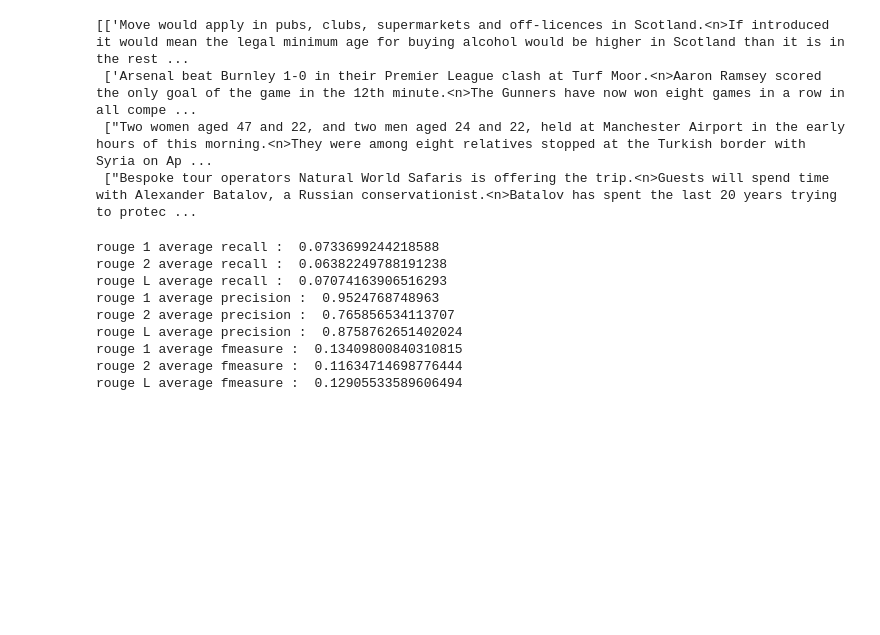
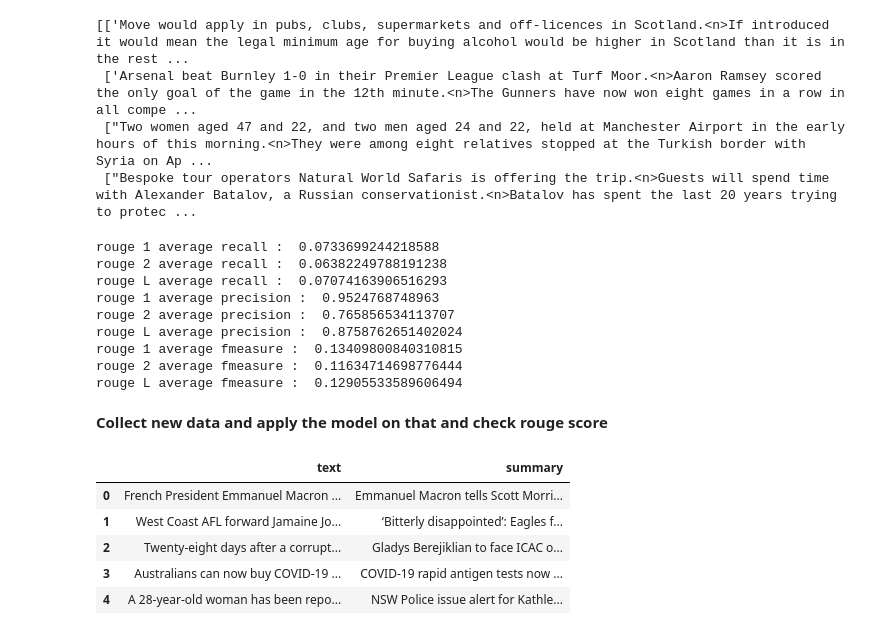
Before and after one commit to patelarth/pegasus-onnews-ads, a Jupyter notebook: main.ipynb, the cells around one changed output. Cells and saved outputs as stored; diff of their text form; code cells hidden in the pictures; blank space fills up the shorter version.

Commit message:
update score on data

```diff
--- a/main.ipynb
+++ b/main.ipynb
@@ -158,6 +158,8 @@ rouge L average precision :  0.8758762651402024
 rouge 1 average fmeasure :  0.13409800840310815
 rouge 2 average fmeasure :  0.11634714698776444
 rouge L average fmeasure :  0.12905533589606494
+# %% [markdown]
+**Collect new data and apply the model on that and check rouge score**
 # %%
 links_list = ['https://7news.com.au/politics/world-politics/emmanuel-macron-tells-scott-morrison-trust-was-broken-after-aukus-submarine-deal-c-4358673',
               'https://7news.com.au/sport/afl/afl-eagle-jones-charged-with-drink-driving-c-4359074',
@@ -230 +245,10 @@ object.scrap_via_bs4(links_list)
 df = object.genrate_data_frame()
+# %%
+df.head(5)
+# %% [output]
+|  | text | summary |
+| 0 | French President Emmanuel Macron ... | Emmanuel Macron tells Scott Morri... |
+| 1 | West Coast AFL forward Jamaine Jo... | ‘Bitterly disappointed’: Eagles f... |
+| 2 | Twenty-eight days after a corrupt... | Gladys Berejiklian to face ICAC o... |
+| 3 | Australians can now buy COVID-19 ... | COVID-19 rapid antigen tests now ... |
+| 4 | A 28-year-old woman has been repo... | NSW Police issue alert for Kathle... |
```
Also changed, not shown: parts of 7 cells of this notebook.
